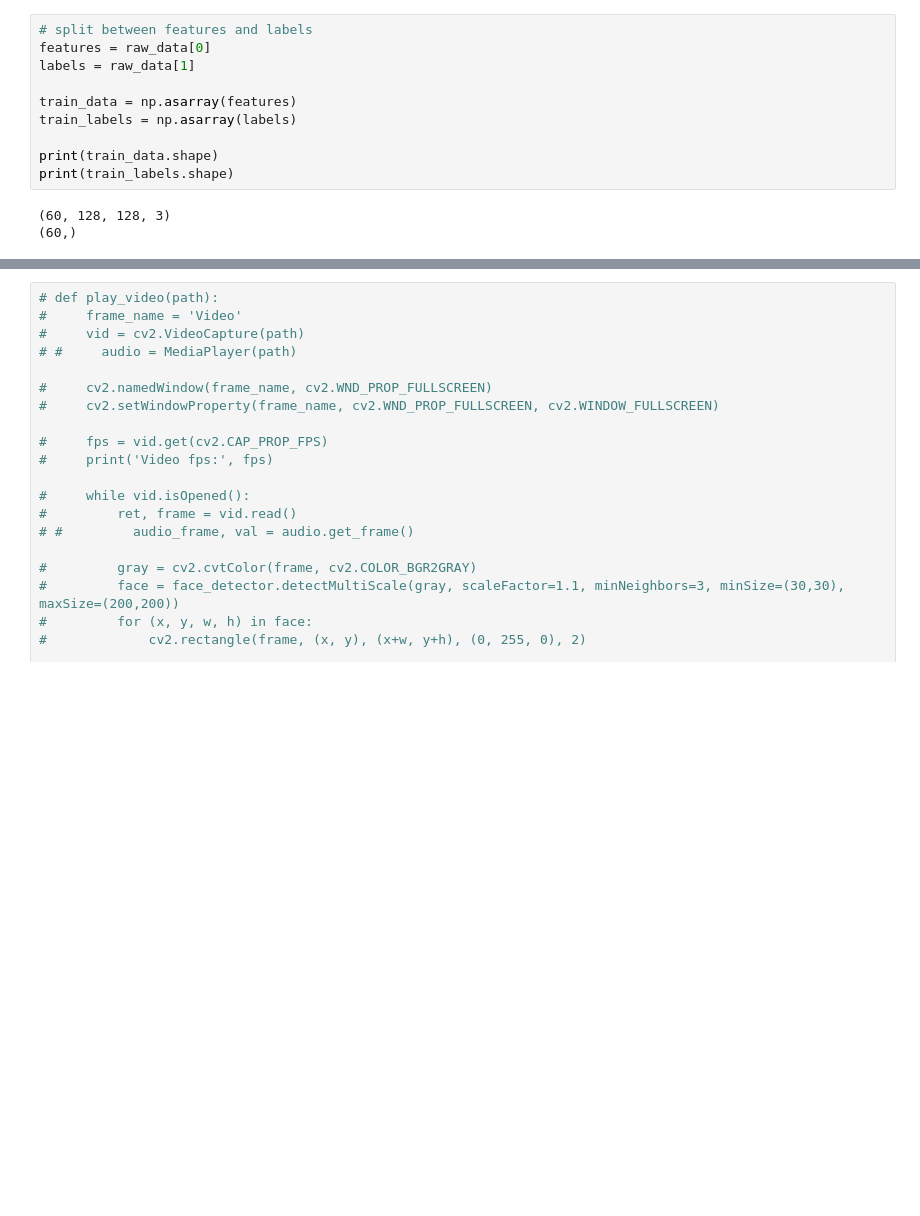
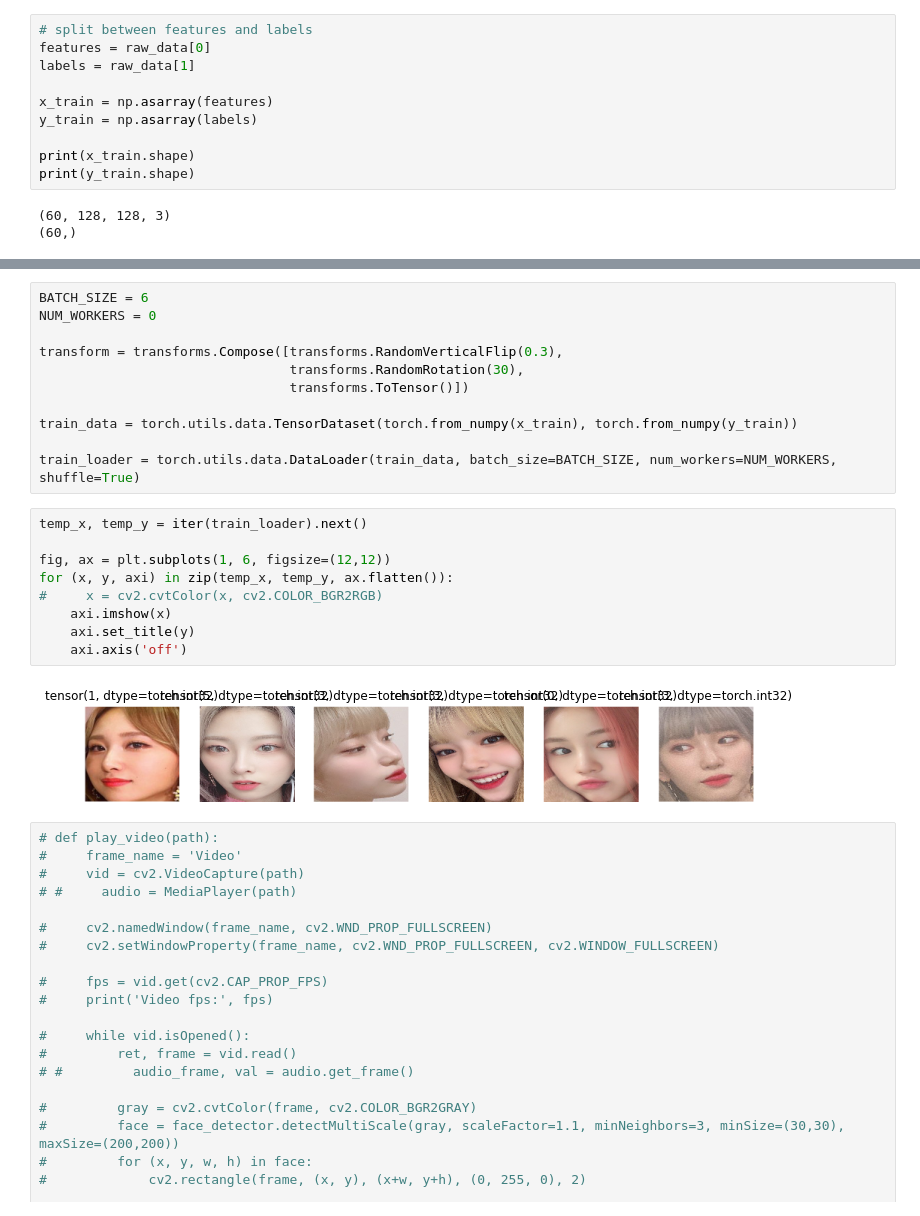
Before and after one commit to archeltaneka/facial-expression-reader, a Jupyter notebook: playground.ipynb, the cells around one changed output, grey strips where cells are left out. Drawn from its saved outputs; the diff is of its cells as text; blank space fills up the shorter version.

```diff
--- a/playground.ipynb
+++ b/playground.ipynb
@@ -124,11 +131,11 @@ torch.Size([60000])
 features = raw_data[0]
 labels = raw_data[1]
 
-train_data = np.asarray(features)
-train_labels = np.asarray(labels)
+x_train = np.asarray(features)
+y_train = np.asarray(labels)
 
-print(train_data.shape)
-print(train_labels.shape)
+print(x_train.shape)
+print(y_train.shape)
 # %% [output]
 (60, 128, 128, 3)
 (60,)
@@ -146,3 +154,25 @@ for (x, y, axi) in zip(features, labels, ax.flatten()):
+# %%
+BATCH_SIZE = 6
+NUM_WORKERS = 0
+
+transform = transforms.Compose([transforms.RandomVerticalFlip(0.3),
+                                transforms.RandomRotation(30),
+                                transforms.ToTensor()])
+
+train_data = torch.utils.data.TensorDataset(torch.from_numpy(x_train), torch.from_numpy(y_train))
+
+train_loader = torch.utils.data.DataLoader(train_data, batch_size=BATCH_SIZE, num_workers=NUM_WORKERS, shuffle=True)
+# %%
+temp_x, temp_y = iter(train_loader).next()
+
+fig, ax = plt.subplots(1, 6, figsize=(12,12))
+for (x, y, axi) in zip(temp_x, temp_y, ax.flatten()):
+#     x = cv2.cvtColor(x, cv2.COLOR_BGR2RGB)
+    axi.imshow(x)
+    axi.set_title(y)
+    axi.axis('off')
+# %% [output]
+[figure, added]
 # %%
 # def play_video(path):
 #     frame_name = 'Video'
```
Also changed, not shown: parts of 4 cells of this notebook, 1 other file.
